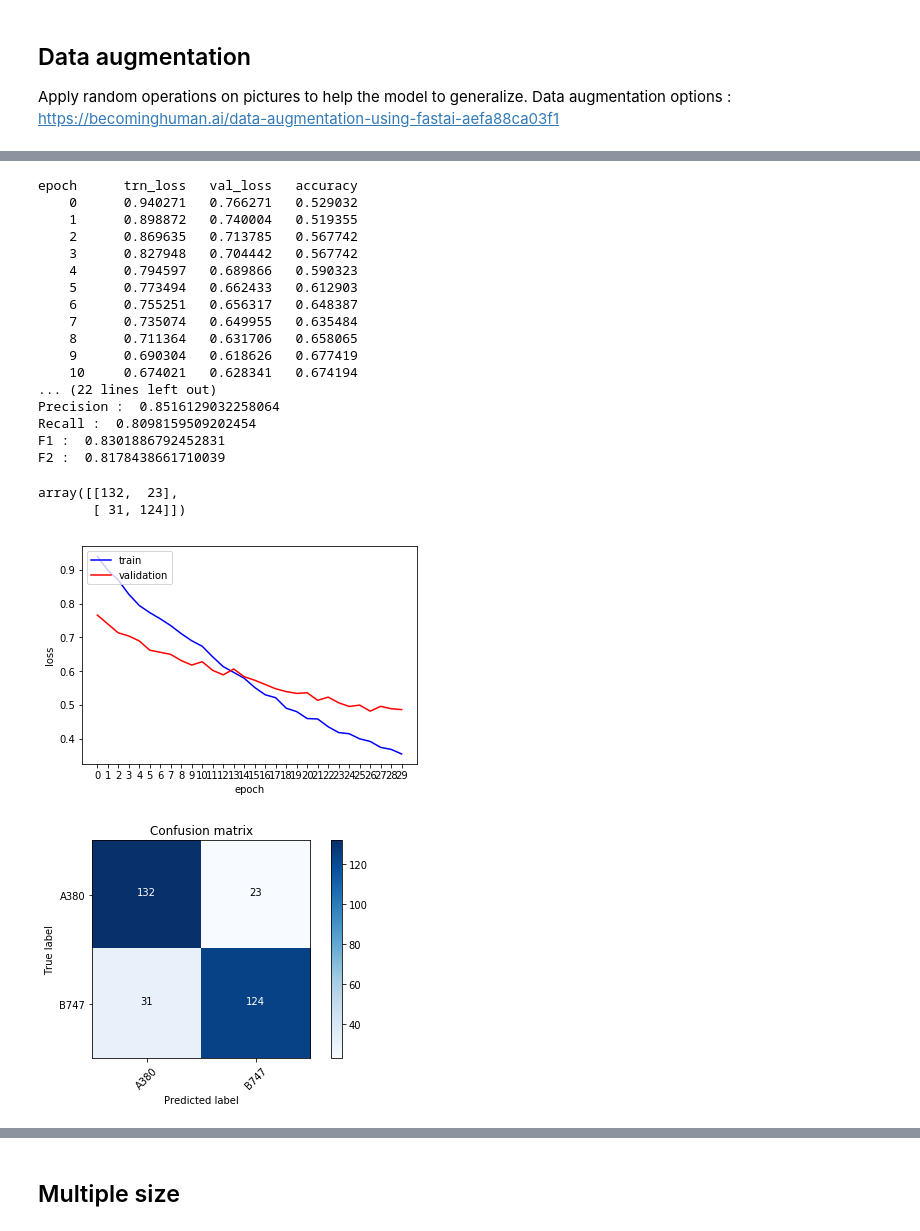
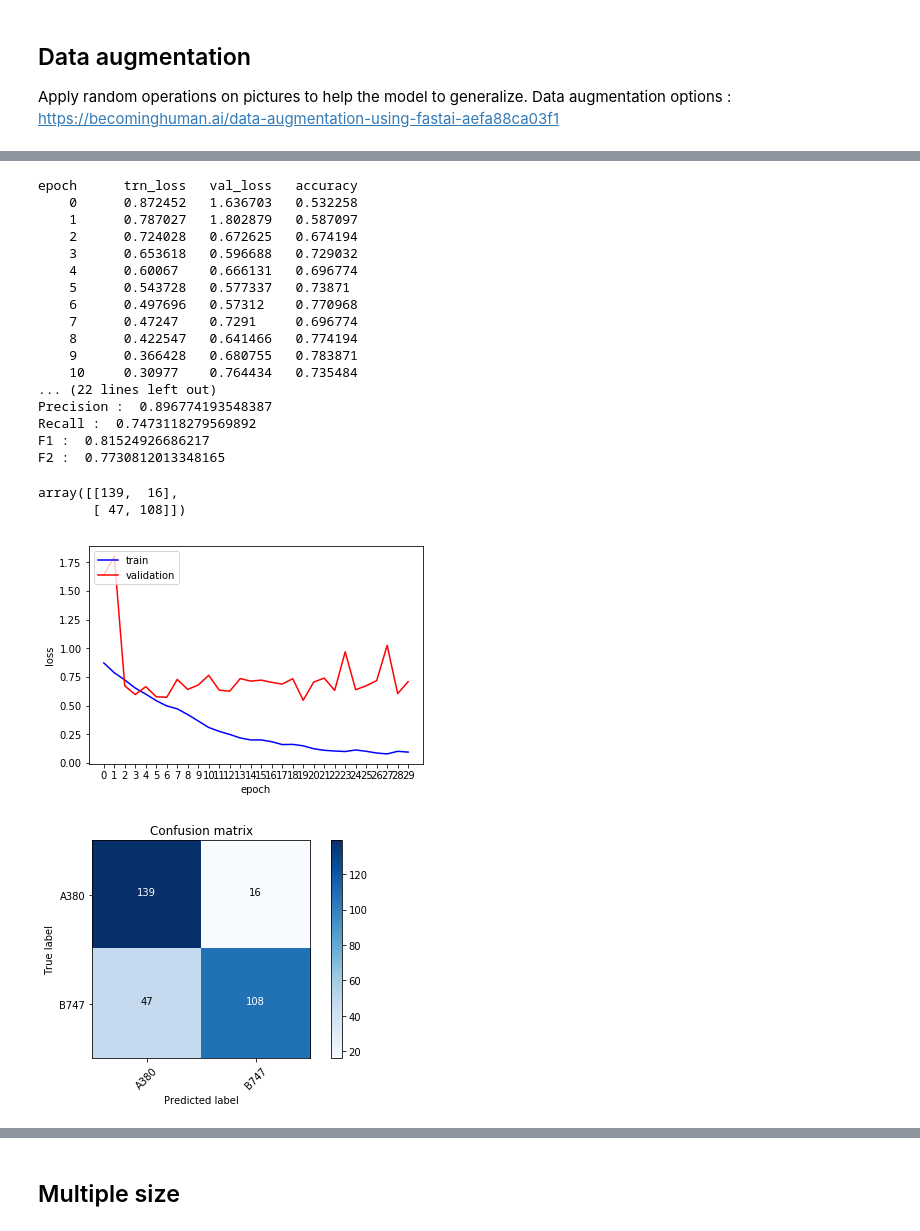
Before and after one commit to benoit-cty/deep_learning_tests, a Jupyter notebook: 01-Binary_Classification_747_vs_A380.ipynb, the cells around one changed output, grey strips where cells are left out. Drawn from its saved outputs; the diff is of its cells as text; code cells hidden in the pictures.

```diff
--- a/01-Binary_Classification_747_vs_A380.ipynb
+++ b/01-Binary_Classification_747_vs_A380.ipynb
@@ -310,47 +311,49 @@ plots(ims, rows=2)
 # %%
 !rm -r {PATH}/tmp
     # F2 :  0.84 for image_size=128, batch_size=150, lr=1e-3, epoch=30, ps=0.5
     # F2 :  0.73 for image_size=128, batch_size=150, lr=0.0001, epoch=30, ps=0.5
     # F2 :  0.79 for image_size=128, batch_size=128, lr=1e-4, epoch=30
     # F2 :  0.86 for image_size=128, batch_size=128, lr=1e-3, epoch=30
 # F2 :  0.83 for image_size=128, batch_size=128, lr=1e-3, epoch=30
 # F2 :  0.75 for image_size=128, batch_size=256, lr=1e-4, epoch=30
+# F2 :  0.81 for image_size=128, batch_size=64, lr=1e-4 # good graph
+
 
 image_size=128
 batch_size=64
-lr=1e-4
+lr=1e-2
 epoch=30
 
 data = ImageClassifierData.from_paths(PATH, tfms=tfms, bs=batch_size, num_workers=num_cpus())
 learn = ConvLearner.pretrained(arch, data, precompute=False, ps=0.5, pretrained=True)
 learn.unfreeze()
 vals_s2s, global_results = learn.fit(lr, n_cycle=epoch, get_ep_vals=True)
 print("After ", str(len(global_results)), " epochs, the accuracy is ", str(vals_s2s[1]*100)[:5], "%" )
 plot_ep_vals(global_results)
 plot_the_confusion_matrix()
 # %% [output]
 [interactive output not drawn]
 epoch      trn_loss   val_loss   accuracy
-    0      0.940271   0.766271   0.529032
-    1      0.898872   0.740004   0.519355
-    2      0.869635   0.713785   0.567742
-    3      0.827948   0.704442   0.567742
-    4      0.794597   0.689866   0.590323
-    5      0.773494   0.662433   0.612903
-    6      0.755251   0.656317   0.648387
-    7      0.735074   0.649955   0.635484
-    8      0.711364   0.631706   0.658065
-    9      0.690304   0.618626   0.677419
-    10     0.674021   0.628341   0.674194
+    0      0.872452   1.636703   0.532258
+    1      0.787027   1.802879   0.587097
+    2      0.724028   0.672625   0.674194
+    3      0.653618   0.596688   0.729032
+    4      0.60067    0.666131   0.696774
+    5      0.543728   0.577337   0.73871
+    6      0.497696   0.57312    0.770968
+    7      0.47247    0.7291     0.696774
+    8      0.422547   0.641466   0.774194
+    9      0.366428   0.680755   0.783871
+    10     0.30977    0.764434   0.735484
 ... (22 lines left out)
-Precision :  0.8516129032258064
-Recall :  0.8098159509202454
-F1 :  0.8301886792452831
-F2 :  0.8178438661710039
+Precision :  0.896774193548387
+Recall :  0.7473118279569892
+F1 :  0.81524926686217
+F2 :  0.7730812013348165
-array([[132,  23],
-       [ 31, 124]])
+array([[139,  16],
+       [ 47, 108]])
-[figure, old version]
+[figure, new version]
-[figure, old version]
+[figure, new version]
 # %%
 learn.sched.plot_loss()
 # %% [output]
```
Also changed, not shown: parts of 35 cells of this notebook.
